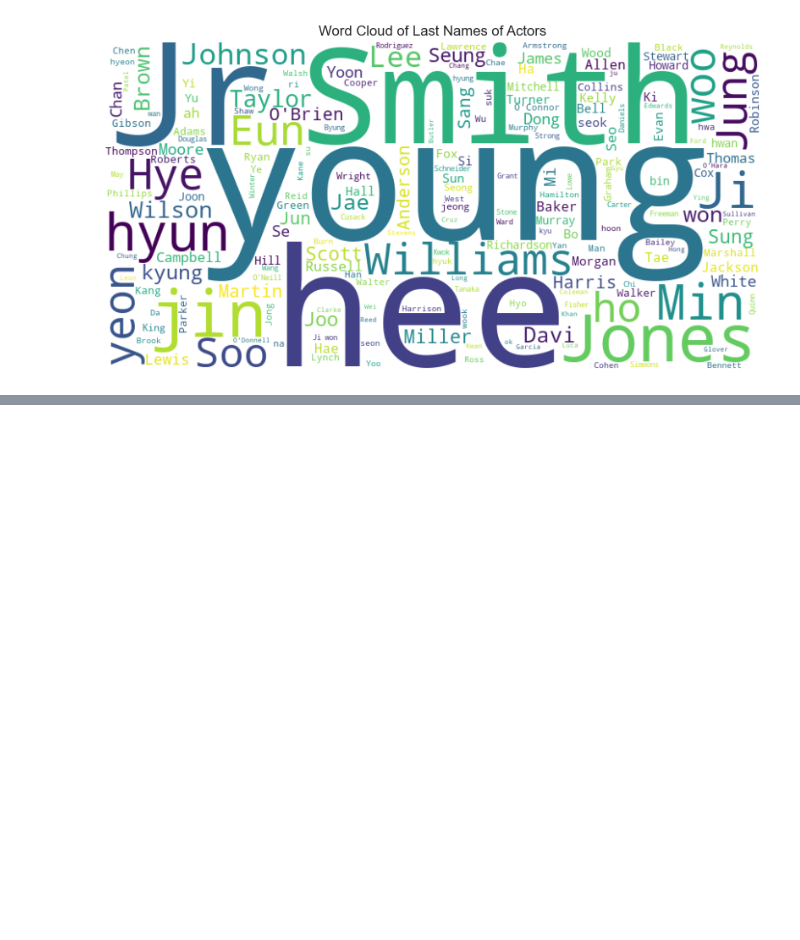
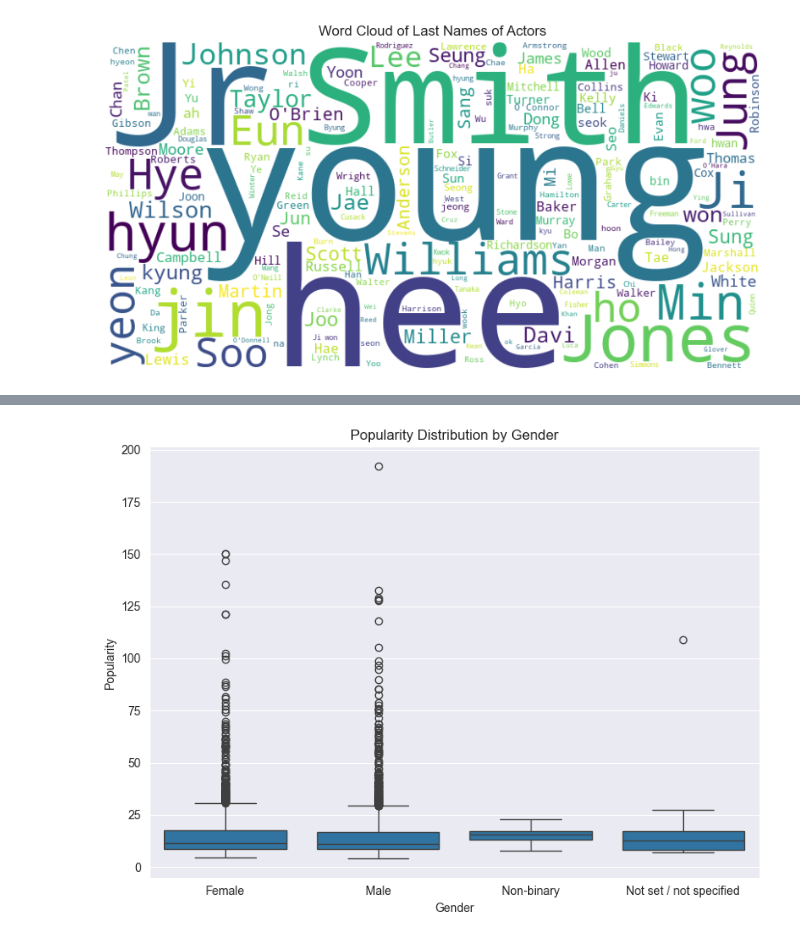
Before and after one commit to ConnActivity/MovieVerse, a Jupyter notebook: eda/second_eda.ipynb, the cells around one changed output, grey strips where cells are left out. Cells and saved outputs as stored; diff of their text form; code cells hidden in the pictures; blank space fills up the shorter version.

```diff
--- a/eda/second_eda.ipynb
+++ b/eda/second_eda.ipynb
@@ -264,0 +279,31 @@ plt.show()
+# %%
+gender_labels = {
+    0: 'Not set / not specified',
+    1: 'Female',
+    2: 'Male',
+    3: 'Non-binary'
+}
+
+gender_popularity = query_db("""
+    SELECT CASE
+        WHEN gender = 0 THEN 'Not set / not specified'
+        WHEN gender = 1 THEN 'Female'
+        WHEN gender = 2 THEN 'Male'
+        WHEN gender = 3 THEN 'Non-binary'
+        ELSE 'Unknown'
+        END AS gender_label,
+        popularity
+    FROM people
+    JOIN people_popularity ON people.id = people_popularity.person_id
+""", conn)
+
+plt.figure(figsize=(8, 6))
+sns.boxplot(x='gender_label', y='popularity', data=gender_popularity)
+plt.title('Popularity Distribution by Gender')
+plt.xlabel('Gender')
+plt.ylabel('Popularity')
+plt.tight_layout()
+
+plt.show()
+# %% [output]
+[figure, added]
```
Also changed, not shown: parts of 4 cells of this notebook.
